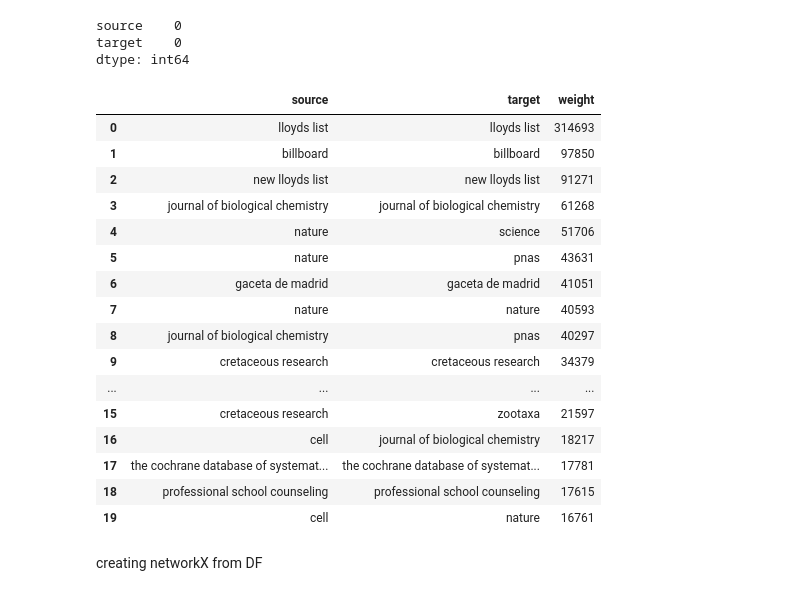
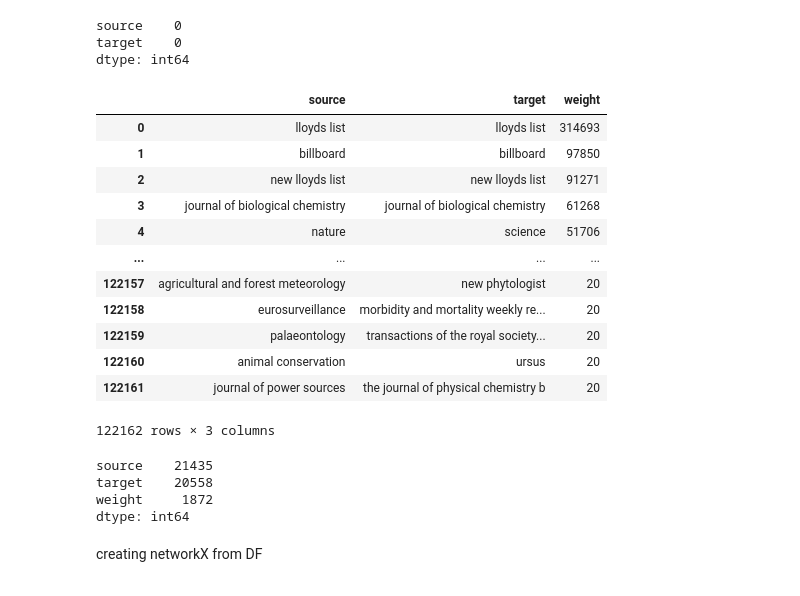
Before and after one commit to stepkurniawan/network-analysis-wikipedia-journals, a Jupyter notebook: codes/2_Data_preparation.ipynb, the cells around one changed output. Drawn from its saved outputs; the diff is of its cells as text; code cells hidden in the pictures.

Commit message:
created df_node full and fixing the PF node and edges dataframe

```diff
--- a/codes/2_Data_preparation.ipynb
+++ b/codes/2_Data_preparation.ipynb
@@ -144,24 +183,22 @@ source    0
 target    0
 dtype: int64
 # %%
-df_edges_full = df2[['source', 'target']].value_counts().reset_index(name='weight')
-df_edges_full.head(20)
+df_edges_full = df2[['source', 'target']].value_counts().reset_index(name='weight') # 5 Million rows
+df_edges_full = df_edges_full[df_edges_full.weight>=20] # 122K rows
+
+df_edges_full
 # %% [output]
 |  | source | target | weight |
 | 0 | lloyds list | lloyds list | 314693 |
 | 1 | billboard | billboard | 97850 |
 | 2 | new lloyds list | new lloyds list | 91271 |
 | 3 | journal of biological chemistry | journal of biological chemistry | 61268 |
 | 4 | nature | science | 51706 |
-| 5 | nature | pnas | 43631 |
-| 6 | gaceta de madrid | gaceta de madrid | 41051 |
-| 7 | nature | nature | 40593 |
-| 8 | journal of biological chemistry | pnas | 40297 |
-| 9 | cretaceous research | cretaceous research | 34379 |
 | ... | ... | ... | ... |
-| 15 | cretaceous research | zootaxa | 21597 |
-| 16 | cell | journal of biological chemistry | 18217 |
-| 17 | the cochrane database of systemat... | the cochrane database of systemat... | 17781 |
-| 18 | professional school counseling | professional school counseling | 17615 |
-| 19 | cell | nature | 16761 |
+| 122157 | agricultural and forest meteorology | new phytologist | 20 |
+| 122158 | eurosurveillance | morbidity and mortality weekly re... | 20 |
+| 122159 | palaeontology | transactions of the royal society... | 20 |
+| 122160 | animal conservation | ursus | 20 |
+| 122161 | journal of power sources | the journal of physical chemistry b | 20 |
+122162 rows × 3 columns
 # %%
@@ -169,6 +206,11 @@ df_edges_sample = df_edges.sample(100)
 # df_edges_sample
 # %%
-df_edges.nunique()
+df_edges_full.nunique()
+# %% [output]
+source    21435
+target    20558
+weight     1872
+dtype: int64
 # %%
 # edges before filtering
 
```
Also changed, not shown: parts of 16 cells of this notebook, 1 other file.
